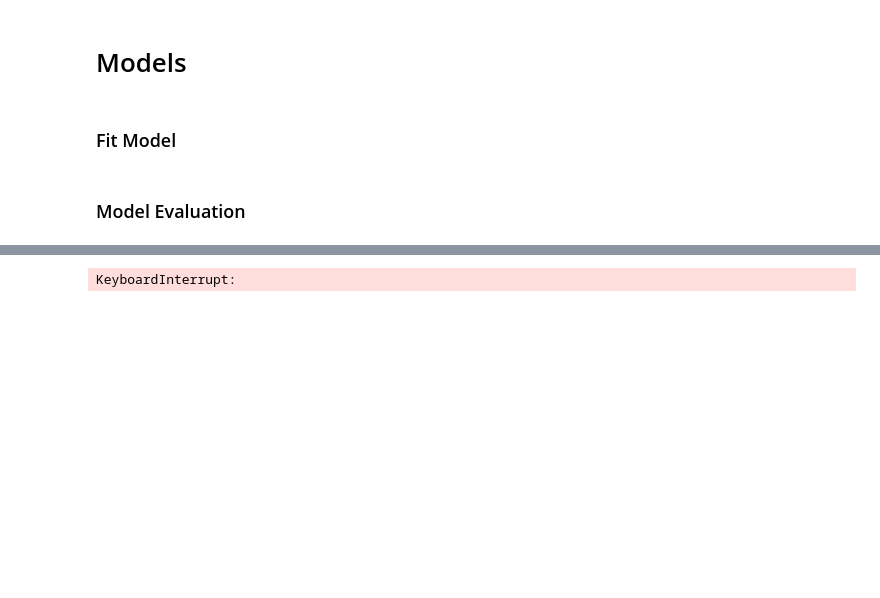
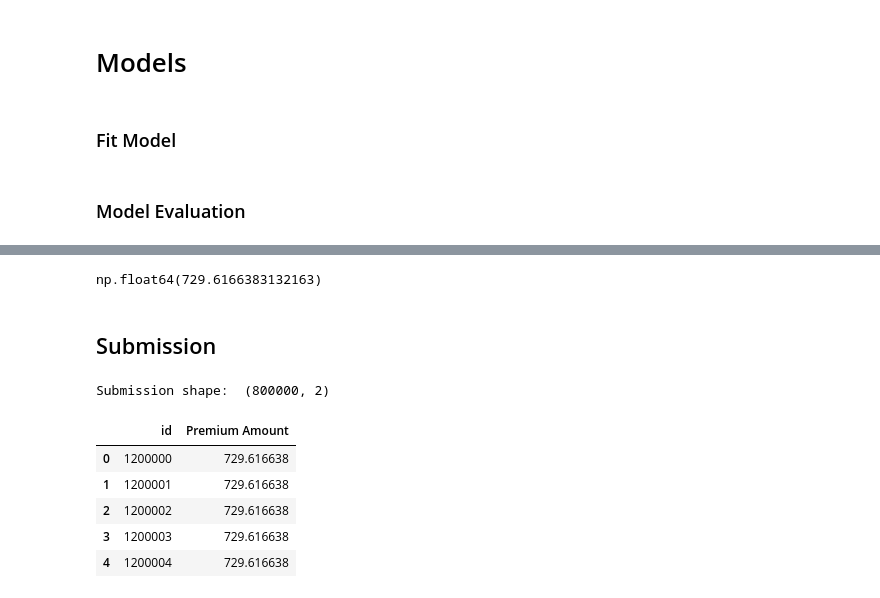
Before and after one commit to mglissmann/kaggle_playground_series_4_12, a Jupyter notebook: analysis.ipynb, the cells around one changed output, grey strips where cells are left out. Cells and saved outputs as stored; diff of their text form; code cells hidden in the pictures; blank space fills up the shorter version.

Commit message:
baseline submission

```diff
--- a/analysis.ipynb
+++ b/analysis.ipynb
@@ -281,3 +284,8 @@ R^2: 0.00
+# %%
+y_pred = np.exp(np.mean(np.log1p(train['Premium Amount'])))-1
+y_pred
+# %% [output]
+np.float64(729.6166383132163)
 # %%
 y_pred = pd.Series(y_pred.ravel(), index=X_test.index)
 
@@ -287,8 +295,6 @@ actual_v_preds = pd.DataFrame({
 })
 # %%
 actual_v_preds = train.join(other=actual_v_preds, how='inner').sort_index()
-# %% [output]
-KeyboardInterrupt:
 # %%
 actual_v_preds['Residual Premium Amount'] = actual_v_preds['Predicted Premium Amount'] - actual_v_preds['Actual Premium Amount']
 # %%
@@ -296,0 +303,16 @@ actual_v_preds.to_csv('data/actual_v_preds.csv', index=False)
+# %% [markdown]
+## Submission
+# %%
+sub = pd.read_csv("data/sample_submission.csv")
+sub['Premium Amount'] = y_pred
+sub.to_csv("data/submission.csv", index=False)
+print("Submission shape: ", sub.shape)
+sub.head()
+# %% [output]
+Submission shape:  (800000, 2)
+|  | id | Premium Amount |
+| 0 | 1200000 | 729.616638 |
+| 1 | 1200001 | 729.616638 |
+| 2 | 1200002 | 729.616638 |
+| 3 | 1200003 | 729.616638 |
+| 4 | 1200004 | 729.616638 |
```
Also changed, not shown: parts of 4 cells of this notebook.
